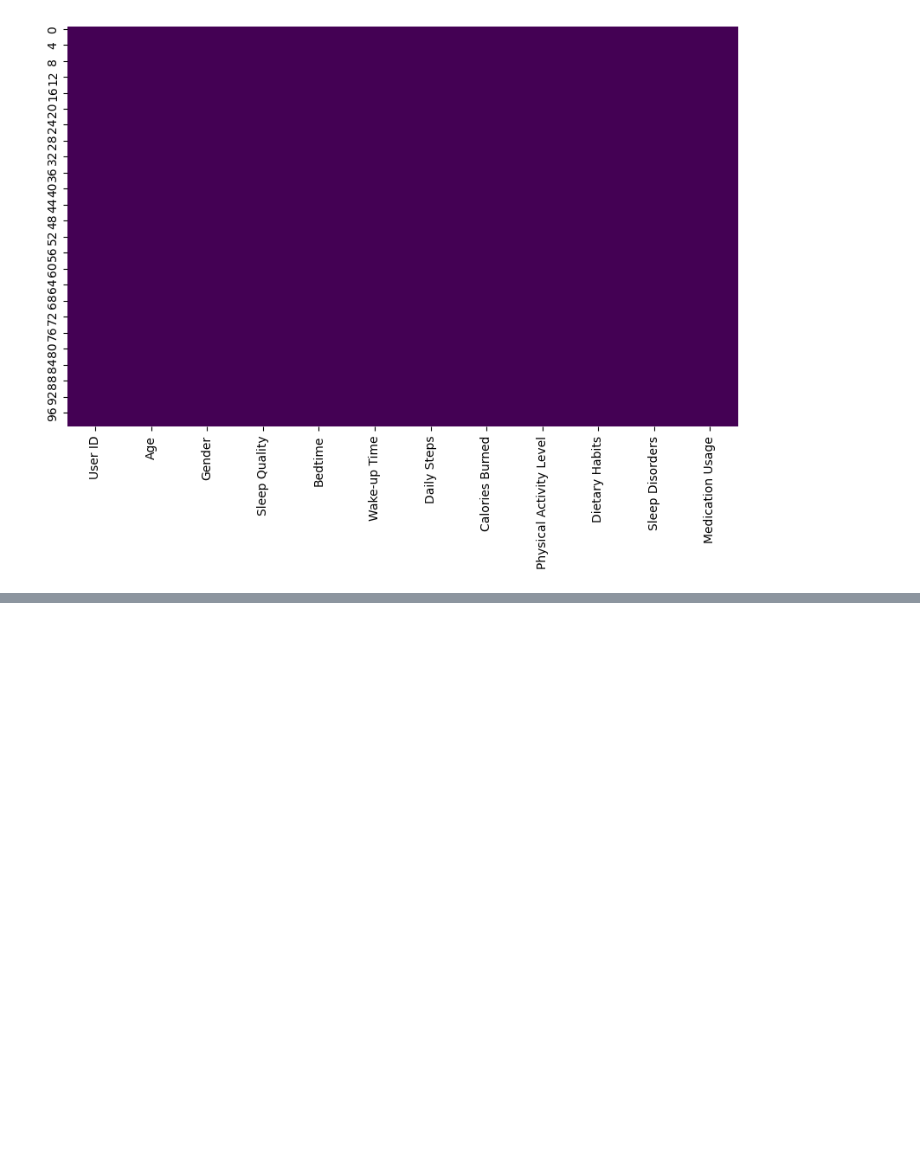
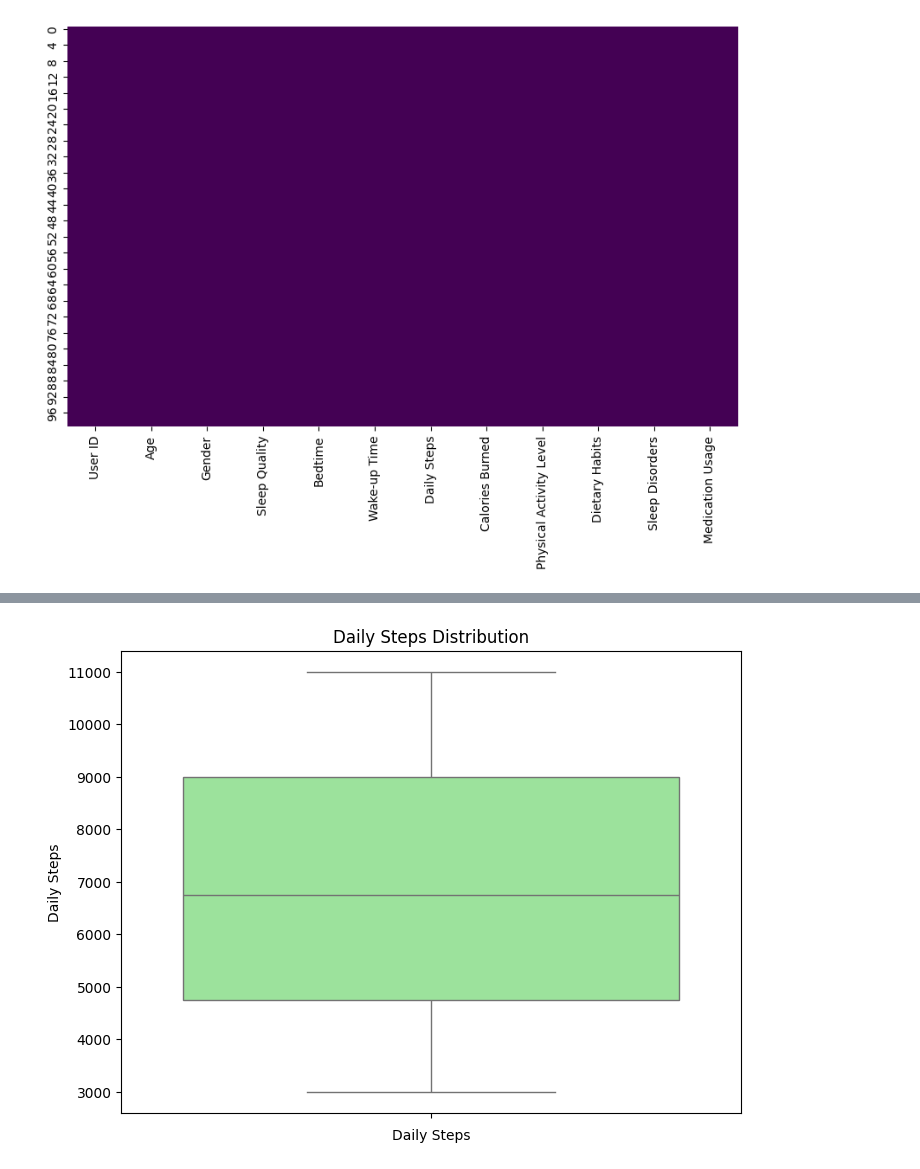
Before and after one commit to Laxman2024/Health-and-sleep-statistics, a Jupyter notebook: .ipynb, the cells around one changed output, grey strips where cells are left out. Saved outputs shown, nothing was run; the diff lists cells and outputs as text; code cells hidden in the pictures; blank space fills up the shorter version.

```diff
--- a/.ipynb
+++ b/.ipynb
@@ -108,0 +122,9 @@ plt.show()
+# %%
+# Box plot for Daily Steps
+plt.figure(figsize=(8, 6))
+sns.boxplot(data['Daily Steps'], color='lightgreen')
+plt.title('Daily Steps Distribution')
+plt.xlabel('Daily Steps')
+plt.show()
+# %% [output]
+[figure, added]
```
Also changed, not shown: parts of 5 cells of this notebook, 1 other file.
